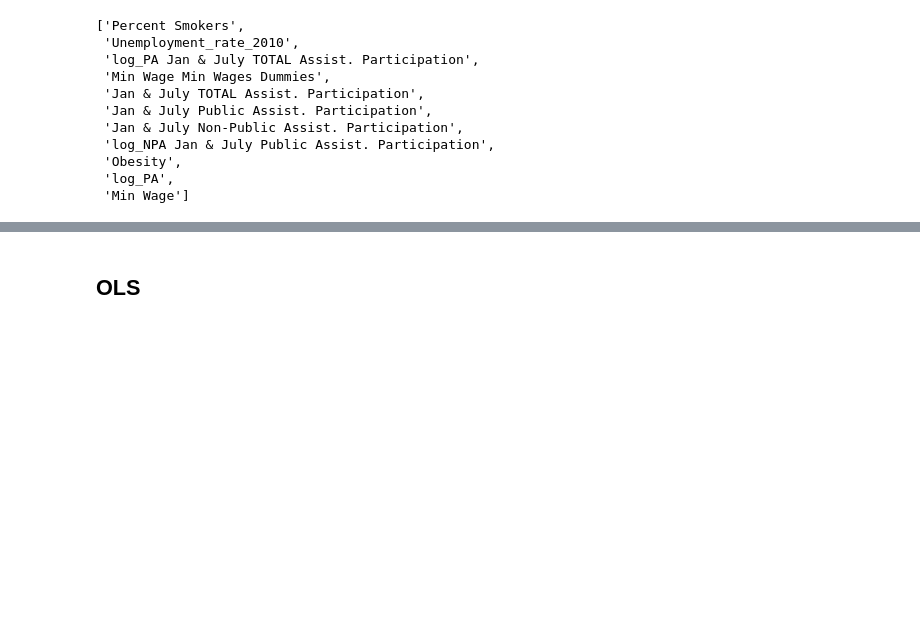
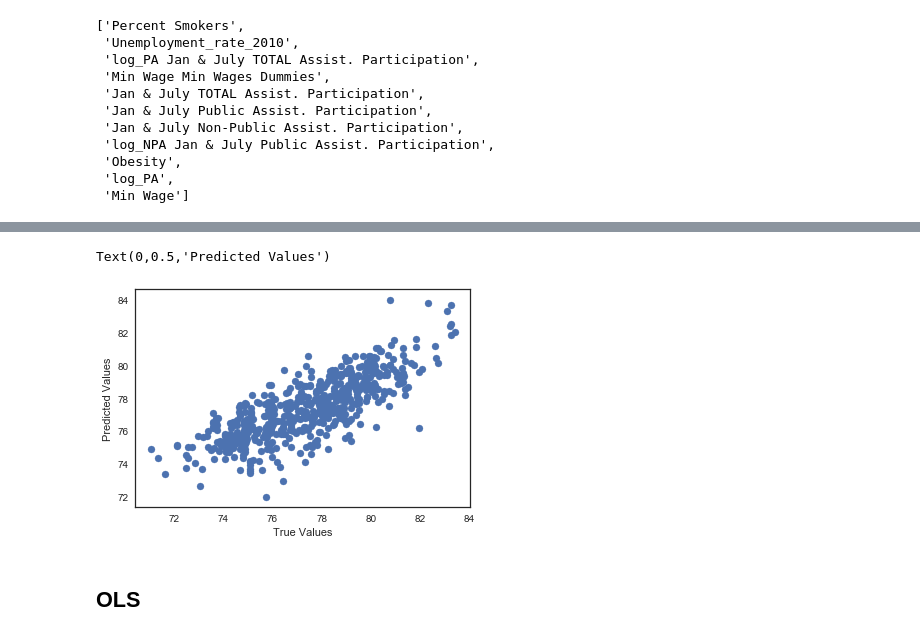
Before and after one commit to aulorbe/Life-Expectancy-In-The-US, a Jupyter notebook: feature_engineering.ipynb, the cells around one changed output, grey strips where cells are left out. Cells and saved outputs as stored; diff of their text form; code cells hidden in the pictures; blank space fills up the shorter version.

```diff
--- a/feature_engineering.ipynb
+++ b/feature_engineering.ipynb
@@ -411,3 +422,10 @@ print(np.sqrt(metrics.mean_squared_error(y_test, y_pred)))
+# %%
+plt.scatter(y_test, y_pred)
+plt.xlabel('True Values')
+plt.ylabel('Predicted Values')
+# %% [output]
+Text(0,0.5,'Predicted Values')
+[figure, added]
 # %% [markdown]
 ## OLS
 # %%
```
Also changed, not shown: parts of 7 cells of this notebook.
